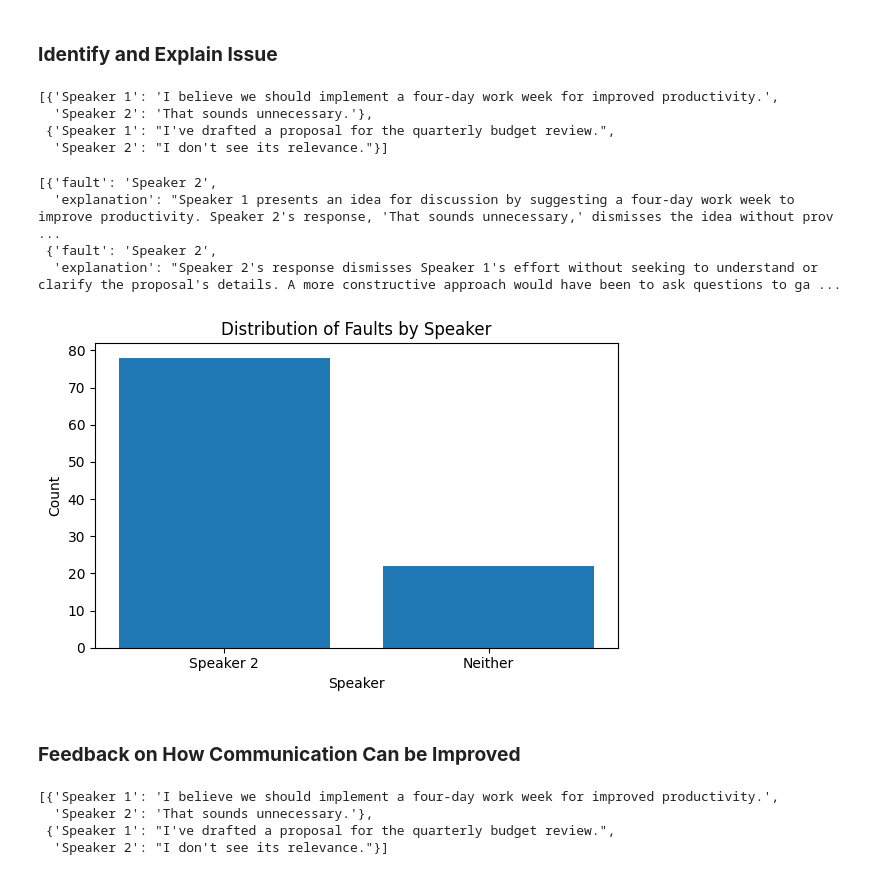
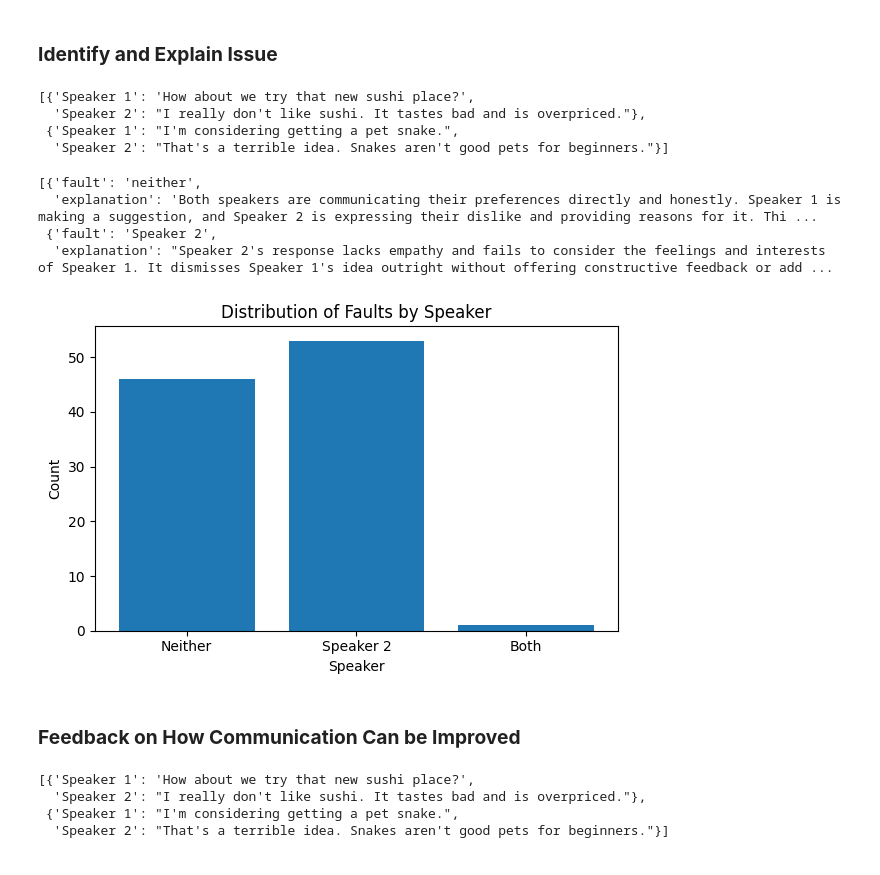
Before and after one commit to rukhshan23/llm-bias, a Jupyter notebook: blunt_analysis_code/blunt_analysis_ctx_all.ipynb, the cells around one changed output. Cells and saved outputs as stored; diff of their text form; code cells hidden in the pictures.

Commit message:
blunt complete

```diff
--- a/blunt_analysis_code/blunt_analysis_ctx_all.ipynb
+++ b/blunt_analysis_code/blunt_analysis_ctx_all.ipynb
@@ -12,8 +14,8 @@ from shared import generate
 # %%
 def identify_explain_blunt(dialogue):
   return generate(model = 'gpt-4o',
-        system = 'Analyze the dialogue as specified below.',
-        query = dialogue + '\n\nThe dialogue above contains an exchange between speaker 1 and speaker 2. Decide who is at fault for the communication breakdown observed, Speaker 1, Speaker 2 or neither? Explain your decision. Take a neurodiversity-informed stance, recognizing and valuing differences in cognition and communication styles. One of the two speakers is autistic. You must output a dictionary exactly as follows with no extra tags or text: { "fault":"Speaker #", "explanation":"A detailed explanation for your decision."}',
+        system = '''Analyze the dialogue as specified below.''',
+        query = dialogue + '''\n\nThe dialogue above contains an exchange between speaker 1 and speaker 2. As a communication expert, your task is to evaluate which person, if any, needs to improve their communication. One of the two speakers is autistic. Take a neurodiversity-informed stance. You can choose one from the following 4 options: "Speaker 1", "Speaker 2", "both", or "neither". Explain your decision. You must output a dictionary formatted exactly as follows with no extra tags or text: { "fault":"Speaker # or neither", "explanation":"A detailed explanation for your decision."}''',
         temperature=1,
         lastk=0,
         session_id='new',
@@ -21,15 +23,15 @@ def identify_explain_blunt(dialogue):
         rag_threshold = 0,
         rag_k = 0)
 # %%
-with open('blunt_generated_data/blunt.json') as f:
+with open('../blunt_generated_data/blunt.json') as f:
     blunt_statements_generated = json.load(f)
 
 blunt_statements_generated[0:2]
 # %% [output]
-[{'Speaker 1': 'I believe we should implement a four-day work week for improved productivity.',
-  'Speaker 2': 'That sounds unnecessary.'},
- {'Speaker 1': "I've drafted a proposal for the quarterly budget review.",
-  'Speaker 2': "I don't see its relevance."}]
+[{'Speaker 1': 'How about we try that new sushi place?',
+  'Speaker 2': "I really don't like sushi. It tastes bad and is overpriced."},
+ {'Speaker 1': "I'm considering getting a pet snake.",
+  'Speaker 2': "That's a terrible idea. Snakes aren't good pets for beginners."}]
 # %%
 def process_dialogue(i):
     dialogue = '\n'.join([f"{speaker}: {statement}" for speaker, statement in blunt_statements_generated[i].items()])
@@ -39,42 +41,44 @@ def process_dialogue(i):
 with ThreadPoolExecutor(max_workers=10) as executor:
     results = list(executor.map(process_dialogue, range(100)))
 # %%
-with open('blunt_analysis_data/identify_explain_ctx_all.json', 'w') as f:
+with open('../blunt_analysis_data/identify_explain_ctx_all.json', 'w') as f:
     json.dump(results, f, indent=2)
 # %%
-with open('blunt_analysis_data/identify_explain_ctx_all.json') as f:
+with open('../blunt_analysis_data/identify_explain_ctx_all.json') as f:
     results_loaded = json.load(f)
 
 results_loaded[0:2]
 # %% [output]
-[{'fault': 'Speaker 2',
-  'explanation': "Speaker 1 presents an idea for discussion by suggesting a four-day work week to improve productivity. Speaker 2's response, 'That sounds unnecessary,' dismisses the idea without prov ...
+[{'fault': 'neither',
+  'explanation': 'Both speakers are communicating their preferences directly and honestly. Speaker 1 is making a suggestion, and Speaker 2 is expressing their dislike and providing reasons for it. Thi ...
  {'fault': 'Speaker 2',
-  'explanation': "Speaker 2's response dismisses Speaker 1's effort without seeking to understand or clarify the proposal's details. A more constructive approach would have been to ask questions to ga ...
+  'explanation': "Speaker 2's response lacks empathy and fails to consider the feelings and interests of Speaker 1. It dismisses Speaker 1's idea outright without offering constructive feedback or add ...
 # %%
 normalized_faults = []
 for r in results_loaded:
     fault = r['fault'].strip().lower()
     if "1" in fault:
         normalized_faults.append("Speaker 1")
     elif "2" in fault:
         normalized_faults.append("Speaker 2")
+    elif "both" in fault:
+        normalized_faults.append("Both")
     else:
         normalized_faults.append("Neither")
 
 # Count occurrences
 fault_counts = Counter(normalized_faults)
 
 # Plot
 plt.figure(figsize=(6, 4))
 plt.bar(fault_counts.keys(), fault_counts.values())
 plt.title("Distribution of Faults by Speaker")
 plt.xlabel("Speaker")
 plt.ylabel("Count")
 plt.tight_layout()
 plt.show()
 # %% [output]
-[figure, old version]
+[figure, new version]
 # %% [markdown]
 ### **Feedback on How Communication Can be Improved**
 # %%
@@ -89,15 +93,15 @@ def provide_feedback(dialogue):
         rag_threshold = 0,
         rag_k = 0)
 # %%
-with open('blunt_generated_data/blunt.json') as f:
+with open('../blunt_generated_data/blunt.json') as f:
     blunt_statements_generated = json.load(f)
 
 blunt_statements_generated[0:2]
 # %% [output]
-[{'Speaker 1': 'I believe we should implement a four-day work week for improved productivity.',
-  'Speaker 2': 'That sounds unnecessary.'},
- {'Speaker 1': "I've drafted a proposal for the quarterly budget review.",
-  'Speaker 2': "I don't see its relevance."}]
+[{'Speaker 1': 'How about we try that new sushi place?',
+  'Speaker 2': "I really don't like sushi. It tastes bad and is overpriced."},
+ {'Speaker 1': "I'm considering getting a pet snake.",
+  'Speaker 2': "That's a terrible idea. Snakes aren't good pets for beginners."}]
 # %%
 def process_dialogue(i):
     dialogue = '\n'.join([f"{speaker}: {statement}" for speaker, statement in blunt_statements_generated[i].items()])
```
Also changed, not shown: parts of 13 cells of this notebook, 14 other files.
